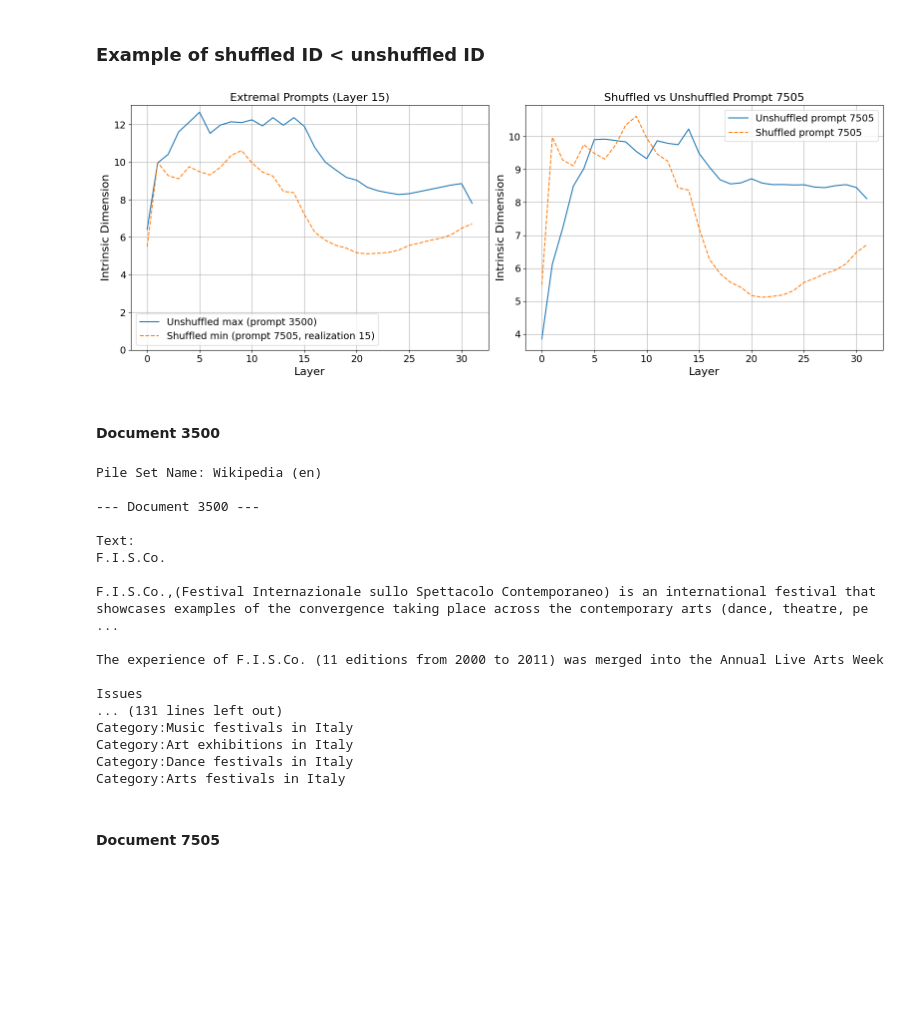
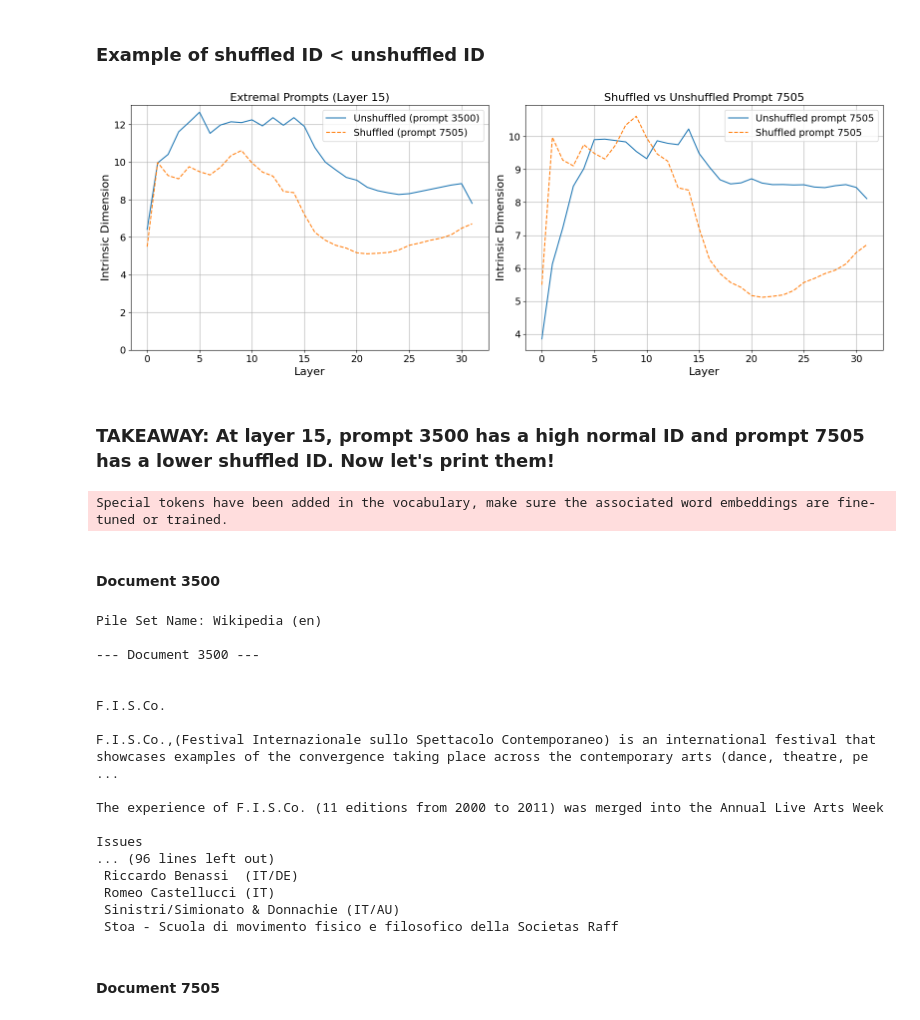
Before and after one commit to RitAreaSciencePark/token_geometry, a Jupyter notebook: results/reviews/2UDe.ipynb, the cells around one changed output. Cells and saved outputs as stored; diff of their text form; code cells hidden in the pictures; blank space fills up the shorter version.

```diff
--- a/results/reviews/2UDe.ipynb
+++ b/results/reviews/2UDe.ipynb
@@ -167,42 +167,72 @@ title_fs = 16
 label_fs = 16
 legend_fs = 14
 tick_fs = 14
 
 # Create side-by-side subplots
 fig, axs = plt.subplots(1, 2, figsize=(16, 6))
 
 # First plot: Extremal unshuffled vs shuffled
-axs[0].plot(test_ids_unshuffled[max_idx_unshuffled], label=f'Unshuffled max (prompt {filtered_indices[max_idx_unshuffled]})', linestyle='-')
-axs[0].plot(test_ids_shuffled[min_idx_shuffled], label=f'Shuffled min (prompt {shuffled_prompt_id}, realization {shuffled_realization_idx})', linestyle='--')
+axs[0].plot(test_ids_unshuffled[max_idx_unshuffled], label=f'Unshuffled (prompt {filtered_indices[max_idx_unshuffled]})', linestyle='-')
+axs[0].plot(test_ids_shuffled[min_idx_shuffled], label=f'Shuffled (prompt {shuffled_prompt_id})', linestyle='--')
 axs[0].set_ylim(0)
 axs[0].set_title(f'Extremal Prompts (Layer {LNUM})', fontsize=title_fs)
 axs[0].set_xlabel('Layer', fontsize=label_fs)
 axs[0].set_ylabel('Intrinsic Dimension', fontsize=label_fs)
 axs[0].tick_params(labelsize=tick_fs)
 axs[0].grid(True)
 axs[0].legend(fontsize=legend_fs)
 
 # Second plot: Shuffled vs unshuffled for same prompt
 axs[1].plot(test_ids_unshuffled[unshuffled_idx_for_shuffled], label=f'Unshuffled prompt {shuffled_prompt_id}', linestyle='-')
 axs[1].plot(test_ids_shuffled[min_idx_shuffled], label=f'Shuffled prompt {shuffled_prompt_id}', linestyle='--')
 axs[1].set_title(f'Shuffled vs Unshuffled Prompt {shuffled_prompt_id}', fontsize=title_fs)
 axs[1].set_xlabel('Layer', fontsize=label_fs)
 axs[1].set_ylabel('Intrinsic Dimension', fontsize=label_fs)
 axs[1].tick_params(labelsize=tick_fs)
 axs[1].grid(True)
 axs[1].legend(fontsize=legend_fs)
 
 plt.tight_layout()
 plt.savefig("figs/shuffled_less_than_unshuffled.png")
 plt.show()
 # %% [output]
-[figure, old version]
+[figure, new version]
+# %% [markdown]
+### TAKEAWAY: At layer 15, prompt 3500 has a high normal ID and prompt 7505 has a lower shuffled ID. Now let's print them!
 # %%
 from datasets import load_dataset
 dataset = load_dataset("NeelNanda/pile-10k")
 unshuffled_prompt_id = int(filtered_indices[max_idx_unshuffled])
 doc_unshuffled = dataset['train'][unshuffled_prompt_id]
 doc_shuffled = dataset['train'][int(shuffled_prompt_id)]
+# %%
+from transformers import AutoTokenizer, PreTrainedTokenizerBase
+
+# Load tokenizer (replace "gpt2" with the model you're using)
+tokenizer = AutoTokenizer.from_pretrained(model_name)
+
+def print_first_1024_tokens(doc, tokenizer: PreTrainedTokenizerBase, shuffled = False):
+    """
+    Prints the first 1024 tokens of a document using the given tokenizer.
+
+    Parameters:
+    - doc: Dictionary with 'text' and 'meta' fields
+    - tokenizer: A Hugging Face tokenizer (must be already loaded)
+    - doc_id: Optional identifier to display with the document
+    """
+    # Tokenize and truncate
+    tokens = tokenizer.encode(doc['text'], truncation=False, add_special_tokens=False)
+    truncated_tokens = np.array(tokens[:1024])
+
+    if shuffled:
+        # print(truncated_tokens)
+        truncated_text = tokenizer.decode(truncated_tokens[np.random.permutation(1024)])
+
+    else: truncated_text = tokenizer.decode(truncated_tokens)
+
+    print(f"\n{truncated_text}\n")
+# %% [output]
+Special tokens have been added in the vocabulary, make sure the associated word embeddings are fine-tuned or trained.
 # %% [markdown]
 #### Document 3500
 # %%
@@ -210,13 +240,13 @@ doc_shuffled = dataset['train'][int(shuffled_prompt_id)]
 
 print(f"Pile Set Name: {doc_unshuffled['meta']['pile_set_name']}")
 print(f"\n--- Document {unshuffled_prompt_id} ---\n")
-print(f"Text:\n{doc_unshuffled['text']}\n")
+print_first_1024_tokens(doc_unshuffled, tokenizer)
 # %% [output]
 Pile Set Name: Wikipedia (en)
 
 --- Document 3500 ---
 
-Text:
+
 F.I.S.Co.
 
 F.I.S.Co.,(Festival Internazionale sullo Spettacolo Contemporaneo) is an international festival that showcases examples of the convergence taking place across the contemporary arts (dance, theatre, pe ...
@@ -224,11 +254,11 @@ F.I.S.Co.,(Festival Internazionale sullo Spettacolo Contemporaneo) is an interna
 The experience of F.I.S.Co. (11 editions from 2000 to 2011) was merged into the Annual Live Arts Week
 
 Issues
-... (131 lines left out)
-Category:Music festivals in Italy
-Category:Art exhibitions in Italy
-Category:Dance festivals in Italy
-Category:Arts festivals in Italy
+... (96 lines left out)
+ Riccardo Benassi  (IT/DE)
+ Romeo Castellucci (IT)
+ Sinistri/Simionato & Donnachie (IT/AU)
+ Stoa - Scuola di movimento fisico e filosofico della Societas Raff
 # %% [markdown]
 #### Document 7505
 # %%
```
Also changed, not shown: parts of 4 cells of this notebook, 1 other file.
